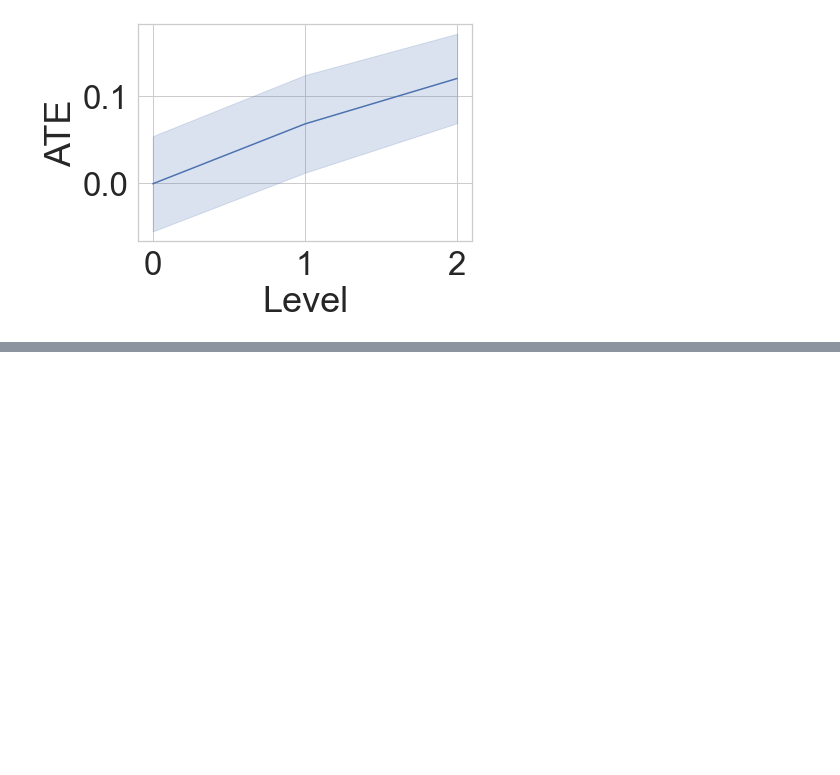
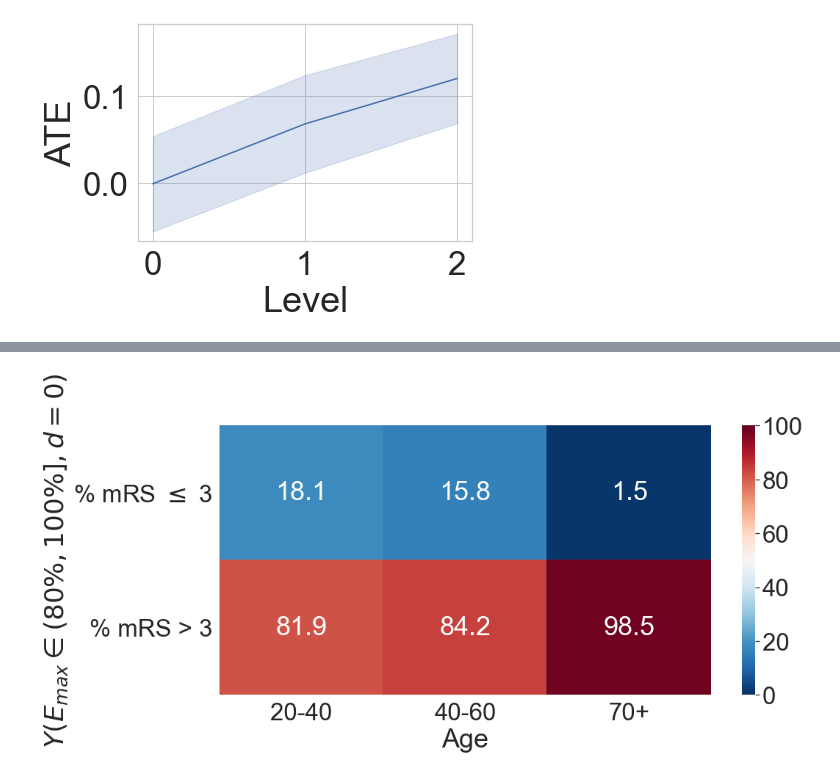
Before and after one commit to Hockey86/iic_causal_inference, a Jupyter notebook: aim2/short_term_drug_effect.ipynb, the cells around one changed output, grey strips where cells are left out. Drawn from its saved outputs; the diff is of its cells as text; code cells hidden in the pictures; blank space fills up the shorter version.

```diff
--- a/aim2/short_term_drug_effect.ipynb
+++ b/aim2/short_term_drug_effect.ipynb
@@ -893,0 +897,3 @@ levels
+# %%
+cate_df_max_8['Y1'] = Y1
+cate_df_max_8['Y0'] = Y0
@@ -893,0 +960,8 @@ levels
+# %%
+plt.figure(figsize=(15,6.75))
+sns.heatmap(df_mat1,annot=True,cmap="RdBu_r",center=50,fmt='.1f', vmin=0, vmax=100)
+plt.ylabel('$Y(E_{max} \\in (80\%,100\%], d = 0 )$')
+plt.xlabel('Age')
+plt.savefig('y1_age.png')
+# %% [output]
+[figure, added]
```
Also changed, not shown: parts of 9 cells of this notebook, 5 other files.
